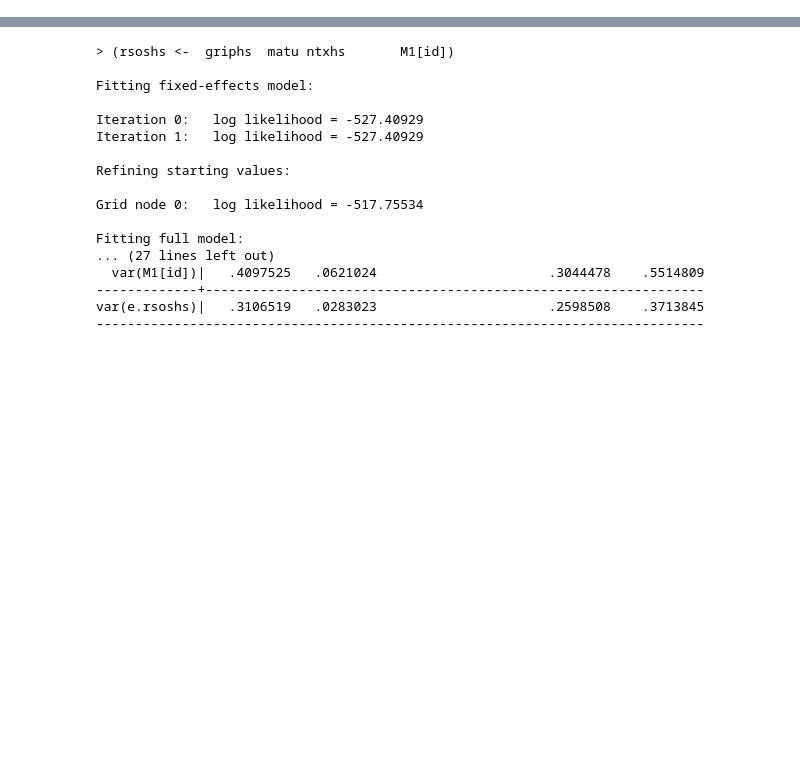
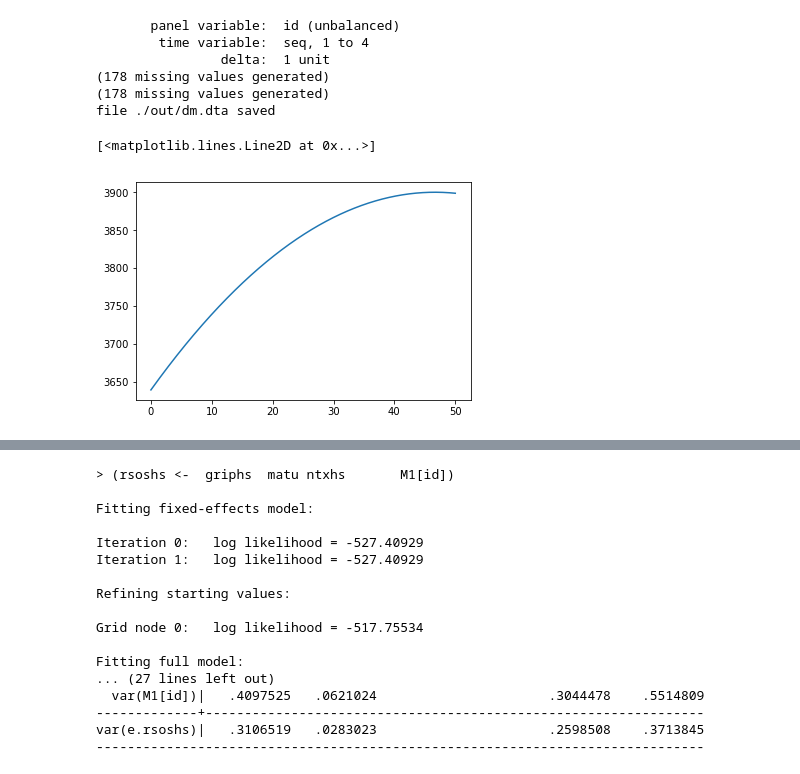
Before and after one commit to kmongeon/exercise_physiology, a Jupyter notebook: scripts/prev_stata_script.ipynb, the cells around one changed output, grey strips where cells are left out. Drawn from its saved outputs; the diff is of its cells as text; code cells hidden in the pictures; blank space fills up the shorter version.

```diff
--- a/scripts/prev_stata_script.ipynb
+++ b/scripts/prev_stata_script.ipynb
@@ -34,0 +570,30 @@ file ./out/dt.dta saved
+# %%
+%%stata --data dm --output dm
+
+sort id seq
+xtset id seq
+
+gen lgriphs = l.griphs
+gen lptisohs = l.ptisohs
+
+save ./out/dm
+# %% [output]
+       panel variable:  id (unbalanced)
+        time variable:  seq, 1 to 4
+                delta:  1 unit
+(178 missing values generated)
+(178 missing values generated)
+file ./out/dm.dta saved
+# %%
+
+# create 1000 equally spaced points between -10 and 10
+x = numpy.linspace(0, 50, 1000)
+
+# calculate the y value for each element of the x vector
+y = -0.12*x**2 + 11.2*x + 3639
+
+fig, ax = plt.subplots()
+ax.plot(x, y)
+# %% [output]
+[<matplotlib.lines.Line2D at 0x...>]
+[figure, added]
```
Also changed, not shown: parts of 46 cells of this notebook, 13 other files.
